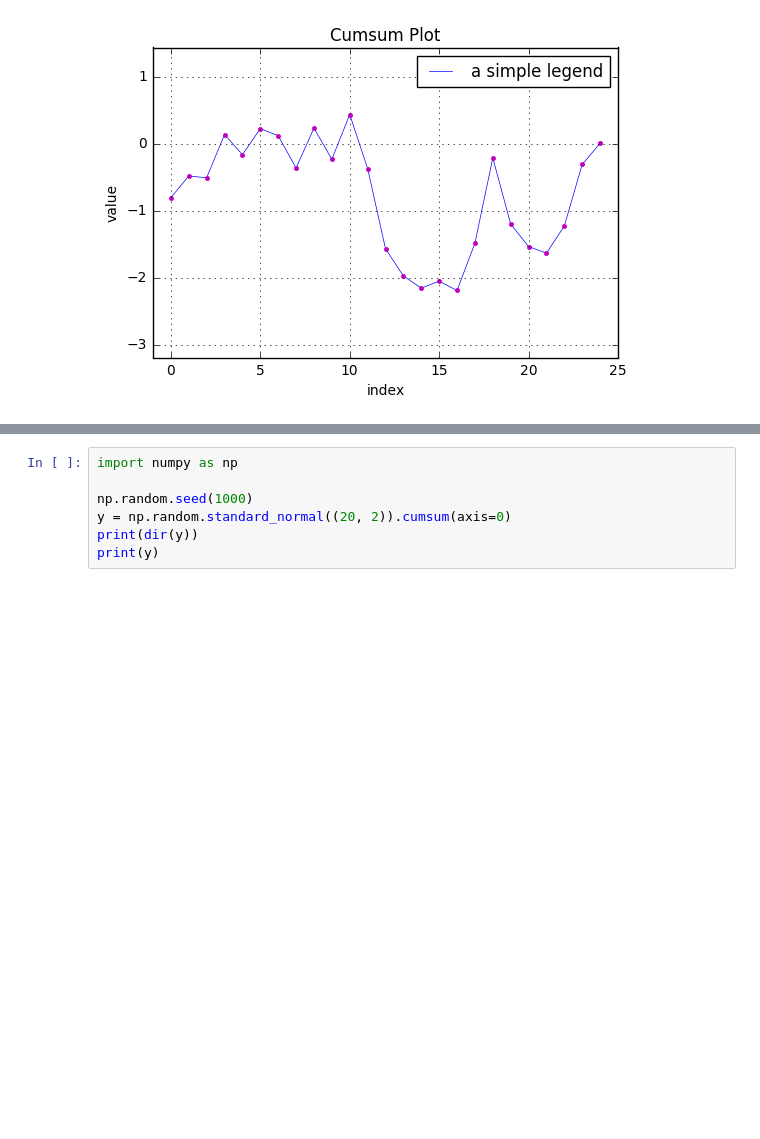
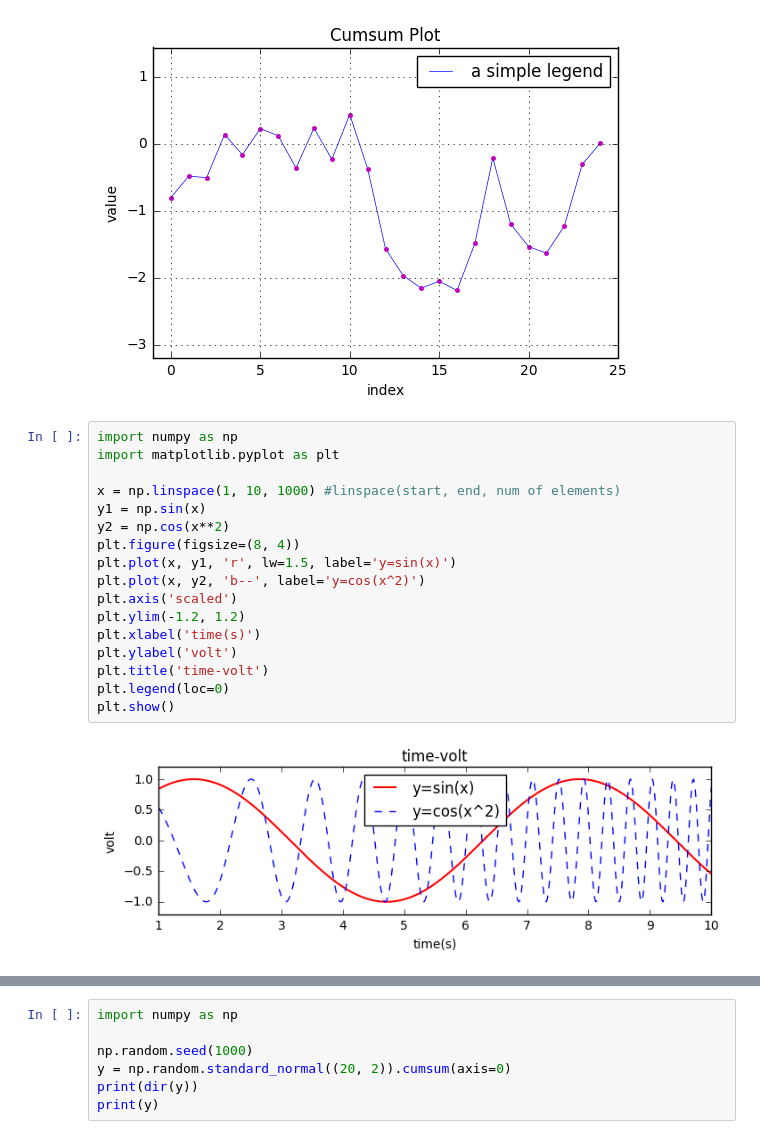
Before and after one commit to xuzuoyang/Blog, a Jupyter notebook: PyTest/PlotTest.ipynb, the cells around one changed output, grey strips where cells are left out. Saved outputs shown, nothing was run; the diff lists cells and outputs as text; blank space fills up the shorter version.

```diff
--- a/PyTest/PlotTest.ipynb
+++ b/PyTest/PlotTest.ipynb
@@ -22,3 +22,22 @@ plt.ylim(np.min(data.cumsum()) - 1,
 plt.show()
 # %% [output]
 [figure]
+# %%
+import numpy as np
+import matplotlib.pyplot as plt
+
+x = np.linspace(1, 10, 1000) #linspace(start, end, num of elements)
+y1 = np.sin(x)
+y2 = np.cos(x**2)
+plt.figure(figsize=(8, 4))
+plt.plot(x, y1, 'r', lw=1.5, label='y=sin(x)')
+plt.plot(x, y2, 'b--', label='y=cos(x^2)')
+plt.axis('scaled')
+plt.ylim(-1.2, 1.2)
+plt.xlabel('time(s)')
+plt.ylabel('volt')
+plt.title('time-volt')
+plt.legend(loc=0)
+plt.show()
+# %% [output]
+[figure, added]
```
Also changed, not shown: parts of 6 cells of this notebook, 4 other files.
